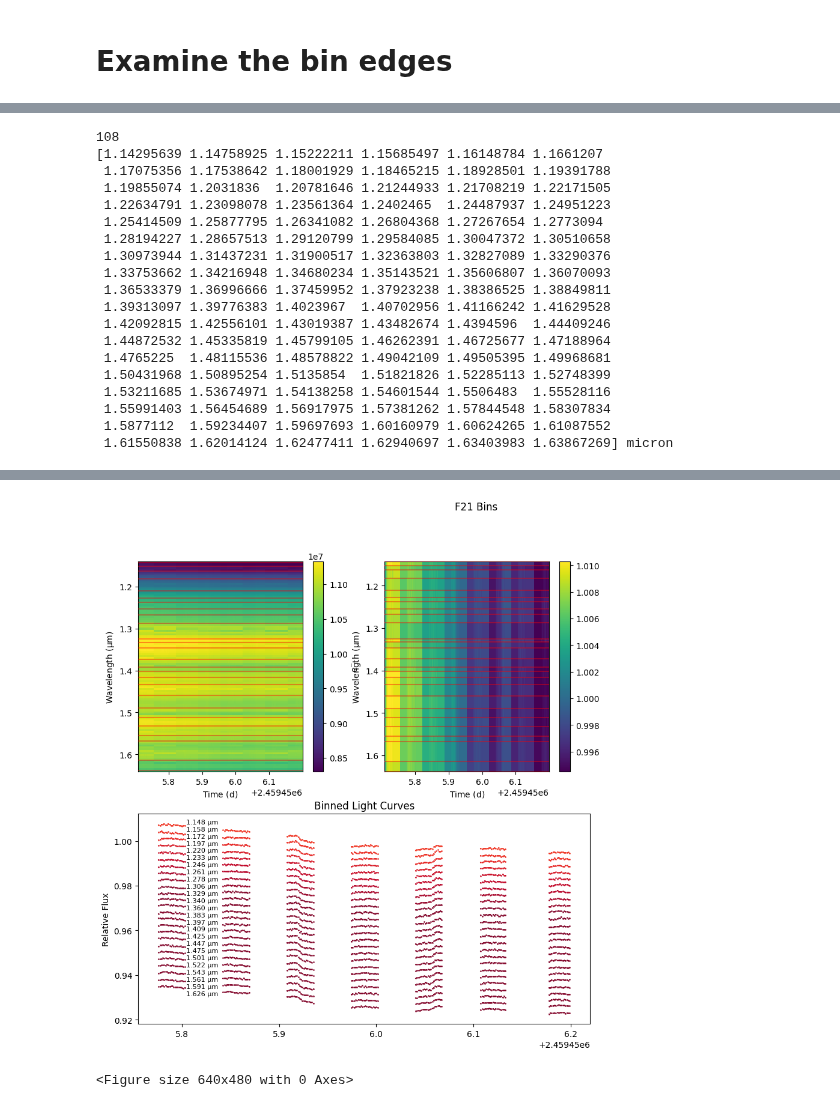
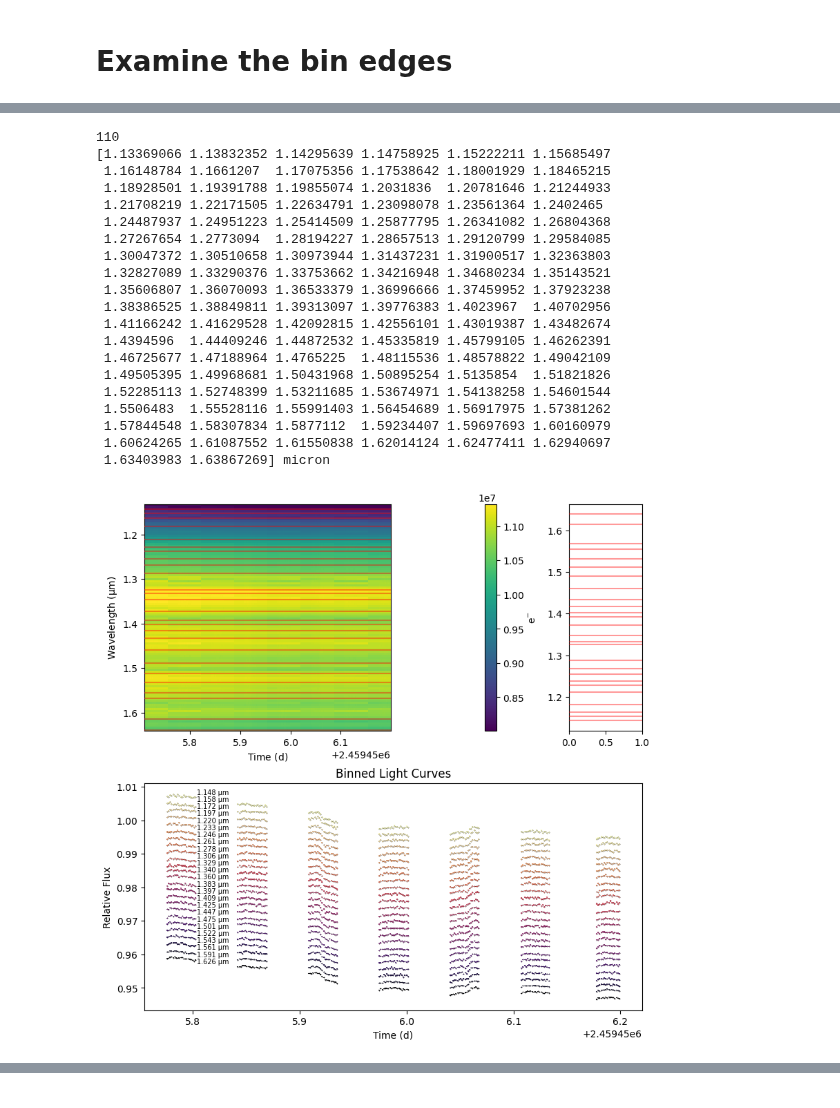
Before and after one commit to will-waalkes/Spot_Treating_AUMicb, a Jupyter notebook: modeling/02-binning/plot_bins.ipynb, the cells around one changed output, grey strips where cells are left out. Cells and saved outputs as stored; diff of their text form; code cells hidden in the pictures.

```diff
--- a/modeling/02-binning/plot_bins.ipynb
+++ b/modeling/02-binning/plot_bins.ipynb
@@ -102,22 +109,25 @@ for visit in ['F21']:
         bin_edges = S22_speclc_bin_edges.value
 
     # Create a custom grid layout
-    fig = plt.figure(figsize=(15, 10))
-    plt.tight_layout()
-    plt.suptitle(f'{visit} Bins')
+    fig = plt.figure(figsize=(8, 8))
+    # plt.suptitle(f'{visit} Bins')
 
     # Define the grid layout
-    ax1 = plt.subplot2grid((2, 3), (0, 0))  # Top left (imshow 1)
-    ax2 = plt.subplot2grid((2, 3), (0, 1))  # Top middle (imshow 2)
-    ax3 = plt.subplot2grid((2, 3), (1, 0), colspan=2)  # Bottom left (merged plot)
+    # ax1 = plt.subplot2grid((2, 3), (0, 0))  # Top left (imshow 1)
+    # ax2 = plt.subplot2grid((2, 3), (0, 1))  # Top middle (imshow 2)
+    # ax3 = plt.subplot2grid((2, 3), (1, 0), colspan=2)  # Bottom left (merged plot)
     # ax4 = plt.subplot2grid((2, 3), (0, 2))  # Top right (1D Spectra)
     # ax5 = plt.subplot2grid((2, 3), (1, 2))  # Bottom right (Opacities)
+    ax1 = plt.subplot2grid((2, 3), (0, 0), colspan=2)  # Now spans 2 columns (2/3)
+    ax2 = plt.subplot2grid((2, 3), (0, 2))            # Spans 1 column (1/3)
+    ax3 = plt.subplot2grid((2, 3), (1, 0), colspan=3) # Full width bottom
 
     # Set titles
     # ax4.set_title('1D Spectra')
     # ax5.set_title('Opacities')
     ax3.set_title('Binned Light Curves')
     ax3.set_ylabel('Relative Flux')
+    ax3.set_xlabel('Time (d)')
 
     for edge in bin_edges:
         ax1.axhline(edge, color='r', zorder=100,alpha=0.4)
@@ -136,7 +146,7 @@ for visit in ['F21']:
 
     # if direction == 'Forward':
     rainbow.pcolormesh(ax=ax1)
-    binned.pcolormesh(ax=ax2)
+    # binned.pcolormesh(ax=ax2)
 
     for j in range(len(img_date)):
         if j >= 1:
@@ -159,53 +169,59 @@ for visit in ['F21']:
     #     ax4.scatter(rainbow.wavelength, rainbow.flux[:, i].value, alpha=0.1, s=2,
     #                 color=plt.cm.viridis((rainbow.time.value[i] - rainbow.time.value.min()) / np.ptp(rainbow.time.value)))
 
     for i in range(len(binned.wavelength.value)):
         flux_i = binned.flux[i, :].value  # Strip units from flux
         unc_i = binned.uncertainty[i,:].value
         unc_i /= np.nanmean(flux_i)
         flux_i /= np.nanmean(flux_i)
 
-        ax3.errorbar(binned.time, flux_i - (0.003 * i), yerr=unc_i, fmt='o', ms=1, alpha=0.8,
-                     color=plt.cm.YlOrRd((binned.wavelength.value[i] - 0.82) / np.ptp(binned.wavelength.value)))
+        ax3.errorbar(binned.time, flux_i - (0.002 * i), yerr=unc_i, fmt='o', ms=1, alpha=0.8,
+                     markeredgecolor='k',markeredgewidth=0.25,
+                     color=plt.cm.magma_r((binned.wavelength.value[i] - binned.wavelength.value[0]) / np.ptp(binned.wavelength.value))
+                     )
 
     # Calculate central wavelengths for each bin
     central_wavelengths = [(bin_edges[i] + bin_edges[i + 1]) / 2 for i in range(len(bin_edges) - 1)]
 
     # Annotate the bottom row plot with central wavelengths
     x_pos = np.nanmean(binned.time.value)-0.145  # First time point
     for i in range(len(binned.wavelength.value)):
         # Position the annotation near the first point of each light curve
-        y_pos = np.nanmax(binned.flux[0,:].value)-0.0032*i  # First flux point, adjusted for offset (strip units)
-        ax3.annotate(f'{central_wavelengths[i]:.3f} µm',[x_pos,y_pos],fontsize=8)
+        y_pos = np.nanmax(binned.flux[0,:].value)-0.0021*i  # First flux point, adjusted for offset (strip units)
+        ax3.annotate(f'{central_wavelengths[i]:.3f} µm',[x_pos,y_pos],fontsize=7.0)
 
     # ax4.set_xlim(bin_edges[0], bin_edges[-1])
     # ax5.set_xlim(bin_edges[0], bin_edges[-1])
     # ax5.set_ylim(1e-20,None)
     # ax5.legend()
 
     # Adjust spacing between subplots
     # plt.subplots_adjust(left=0.1, right=0.9, bottom=0.1, top=0.9, wspace=0.1, hspace=0)
 
+    # plt.tight_layout()
+
     plt.savefig(f'../../figs/{visit}_binned_lcs_figure.png',dpi=400)
     plt.show()
     plt.clf()
 # %% [output]
-108
-[1.14295639 1.14758925 1.15222211 1.15685497 1.16148784 1.1661207
- 1.17075356 1.17538642 1.18001929 1.18465215 1.18928501 1.19391788
- 1.19855074 1.2031836  1.20781646 1.21244933 1.21708219 1.22171505
- 1.22634791 1.23098078 1.23561364 1.2402465  1.24487937 1.24951223
- 1.25414509 1.25877795 1.26341082 1.26804368 1.27267654 1.2773094
- 1.28194227 1.28657513 1.29120799 1.29584085 1.30047372 1.30510658
- 1.30973944 1.31437231 1.31900517 1.32363803 1.32827089 1.33290376
- 1.33753662 1.34216948 1.34680234 1.35143521 1.35606807 1.36070093
- 1.36533379 1.36996666 1.37459952 1.37923238 1.38386525 1.38849811
- 1.39313097 1.39776383 1.4023967  1.40702956 1.41166242 1.41629528
- 1.42092815 1.42556101 1.43019387 1.43482674 1.4394596  1.44409246
- 1.44872532 1.45335819 1.45799105 1.46262391 1.46725677 1.47188964
- 1.4765225  1.48115536 1.48578822 1.49042109 1.49505395 1.49968681
- 1.50431968 1.50895254 1.5135854  1.51821826 1.52285113 1.52748399
- 1.53211685 1.53674971 1.54138258 1.54601544 1.5506483  1.55528116
- 1.55991403 1.56454689 1.56917975 1.57381262 1.57844548 1.58307834
- 1.5877112  1.59234407 1.59697693 1.60160979 1.60624265 1.61087552
- 1.61550838 1.62014124 1.62477411 1.62940697 1.63403983 1.63867269] micron
+110
+[1.13369066 1.13832352 1.14295639 1.14758925 1.15222211 1.15685497
+ 1.16148784 1.1661207  1.17075356 1.17538642 1.18001929 1.18465215
+ 1.18928501 1.19391788 1.19855074 1.2031836  1.20781646 1.21244933
+ 1.21708219 1.22171505 1.22634791 1.23098078 1.23561364 1.2402465
+ 1.24487937 1.24951223 1.25414509 1.25877795 1.26341082 1.26804368
+ 1.27267654 1.2773094  1.28194227 1.28657513 1.29120799 1.29584085
+ 1.30047372 1.30510658 1.30973944 1.31437231 1.31900517 1.32363803
+ 1.32827089 1.33290376 1.33753662 1.34216948 1.34680234 1.35143521
+ 1.35606807 1.36070093 1.36533379 1.36996666 1.37459952 1.37923238
+ 1.38386525 1.38849811 1.39313097 1.39776383 1.4023967  1.40702956
+ 1.41166242 1.41629528 1.42092815 1.42556101 1.43019387 1.43482674
+ 1.4394596  1.44409246 1.44872532 1.45335819 1.45799105 1.46262391
+ 1.46725677 1.47188964 1.4765225  1.48115536 1.48578822 1.49042109
+ 1.49505395 1.49968681 1.50431968 1.50895254 1.5135854  1.51821826
+ 1.52285113 1.52748399 1.53211685 1.53674971 1.54138258 1.54601544
+ 1.5506483  1.55528116 1.55991403 1.56454689 1.56917975 1.57381262
+ 1.57844548 1.58307834 1.5877112  1.59234407 1.59697693 1.60160979
+ 1.60624265 1.61087552 1.61550838 1.62014124 1.62477411 1.62940697
+ 1.63403983 1.63867269] micron
+[figure, new version]
@@ -229,2 +228,0 @@ Here are possible solutions:
-[figure, old version]
-<Figure size 640x480 with 0 Axes>
```
Also changed, not shown: parts of 8 cells of this notebook, 6 other files.
